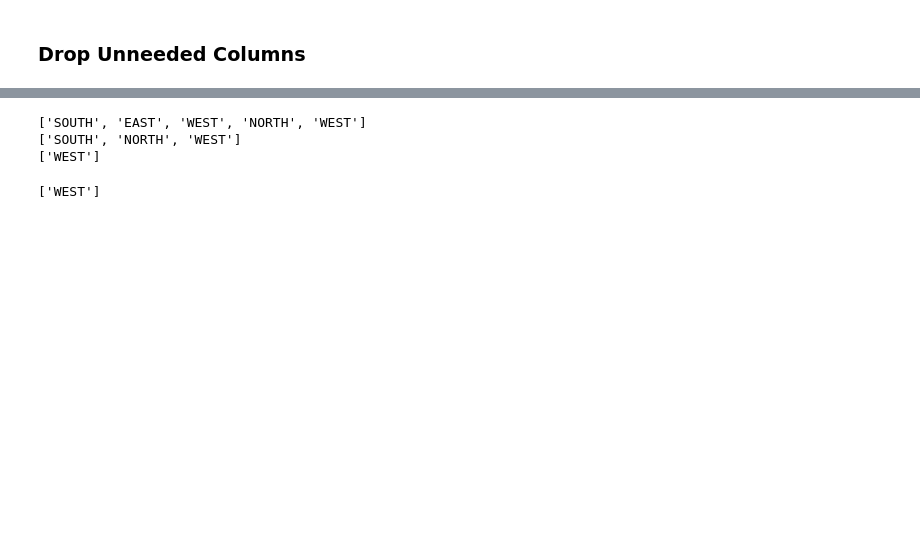
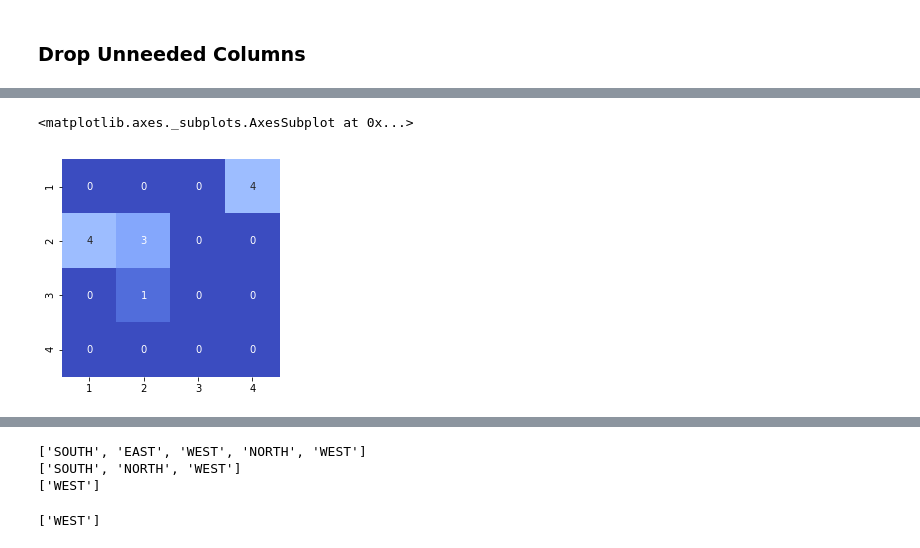
Before and after one commit to wipegup/Capstone, a Jupyter notebook: Visualizations.ipynb, the cells around one changed output, grey strips where cells are left out. Saved outputs shown, nothing was run; the diff lists cells and outputs as text; code cells hidden in the pictures; blank space fills up the shorter version.

```diff
--- a/Visualizations.ipynb
+++ b/Visualizations.ipynb
@@ -177,0 +415,20 @@ test2 = {k:speciesRankDateAgg(test[k]) for k in test}
+# %%
+spg = 4
+temp = pd.DataFrame({1: [0, 3, 0, 0], 2: [0, 3, 1, 0], 4: [1, 0, 0, 0], 3: [0, 0, 0, 0]})
+temp.index = range(1,spg+1)
+annots = temp.copy()
+for dRank in temp:
+    drObs = temp[dRank].sum()
+    exp = drObs / spg
+
+    temp[dRank] = [prop(sp, exp, drObs) for sp in temp[dRank]]
+    annots[dRank] = temp[dRank].copy()
+    temp[dRank] = [calc/2.6 for calc in temp[dRank]]
+
+#where = locs[i]
+#plt.subplot2grid((23,21),(where[0]-1, where[1]-1), colspan = i, rowspan = i)
+sns.heatmap(temp, annot = annots, center = 2.6,
+            cmap = 'coolwarm', square = True, cbar = False)
+# %% [output]
+<matplotlib.axes._subplots.AxesSubplot at 0x...>
+[figure, added]
```
Also changed, not shown: parts of 73 cells of this notebook, 11 other files.
